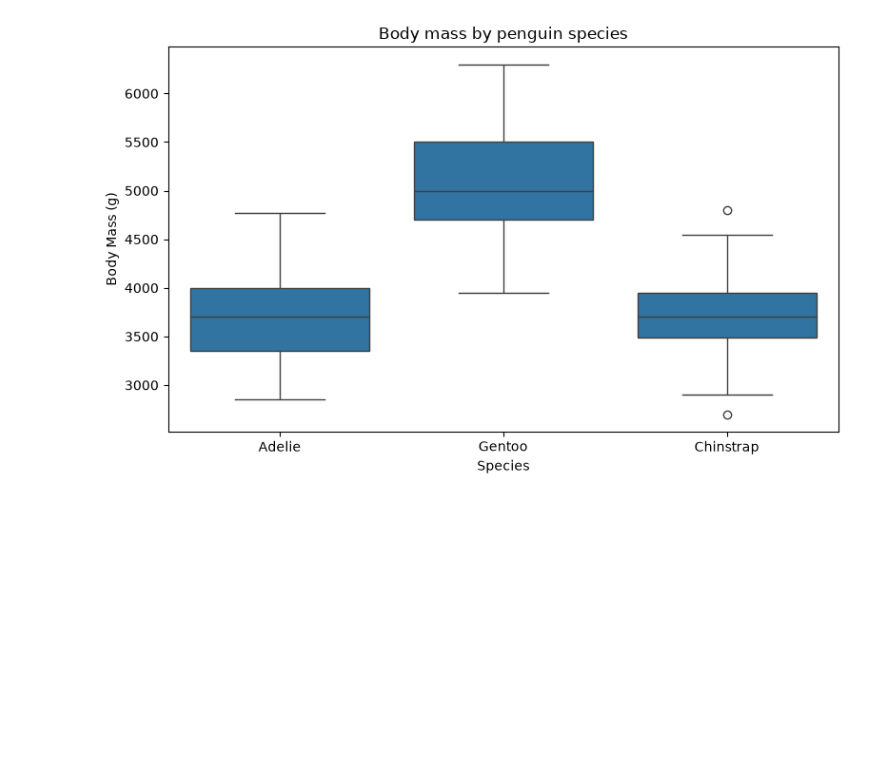
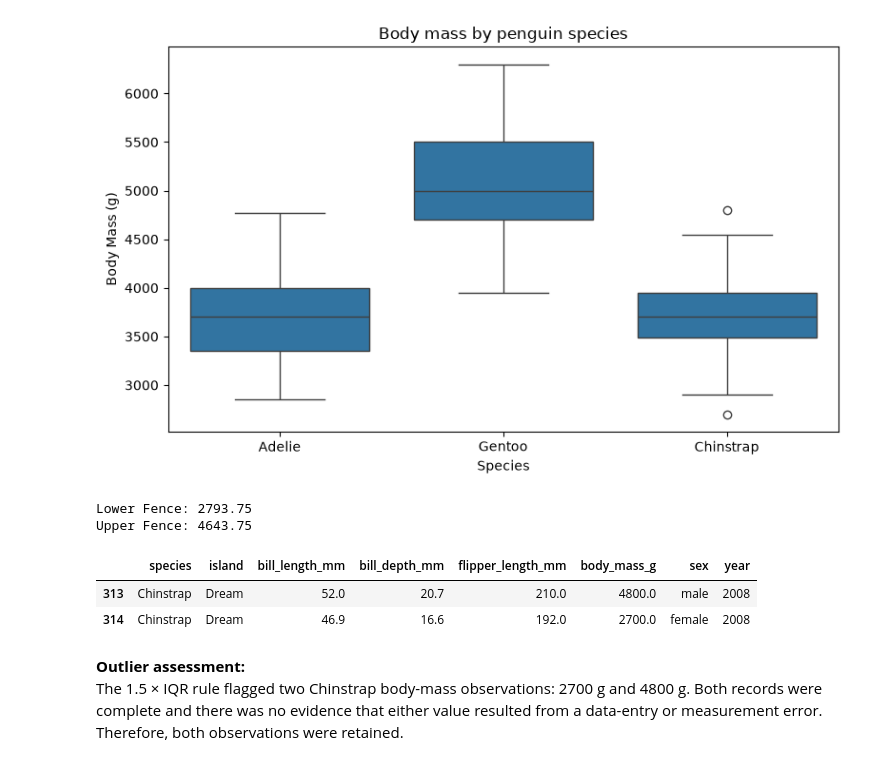
Before and after one commit to cedekpoole/applied-statistics-practice, a Jupyter notebook: notebooks/01_penguins_statistical_tests.ipynb, the cells around one changed output. Cells and saved outputs as stored; diff of their text form; code cells hidden in the pictures; blank space fills up the shorter version.

Commit message:
add outlier assessment

```diff
--- a/notebooks/01_penguins_statistical_tests.ipynb
+++ b/notebooks/01_penguins_statistical_tests.ipynb
@@ -189,3 +189,34 @@ plt.tight_layout()
 plt.show()
 # %% [output]
 [figure]
+# %%
+chinstrap_mass = q1_data.loc[q1_data["species"] == "Chinstrap", "body_mass_g"]
+
+lower_quartile = chinstrap_mass.quantile(0.25)
+upper_quartile = chinstrap_mass.quantile(0.75)
+iqr = upper_quartile - lower_quartile
+
+lower_fence = lower_quartile - (iqr * 1.5)
+upper_fence = upper_quartile + (iqr * 1.5)
+
+potential_outliers = q1_data.loc[
+    (q1_data["species"] == "Chinstrap")
+    & ~q1_data["body_mass_g"].between(lower_fence, upper_fence)
+]
+
+print(f"Lower Fence: {lower_fence}")
+print(f"Upper Fence: {upper_fence}")
+
+penguins.loc[potential_outliers.index]
+# %% [output]
+Lower Fence: 2793.75
+Upper Fence: 4643.75
+|  | species | island | bill_length_mm | bill_depth_mm | flipper_length_mm | body_mass_g | sex | year |
+| 313 | Chinstrap | Dream | 52.0 | 20.7 | 210.0 | 4800.0 | male | 2008 |
+| 314 | Chinstrap | Dream | 46.9 | 16.6 | 192.0 | 2700.0 | female | 2008 |
+# %% [markdown]
+**Outlier assessment:**
+The 1.5 × IQR rule flagged two Chinstrap body-mass observations:
+2700 g and 4800 g. Both records were complete and there was no evidence
+that either value resulted from a data-entry or measurement error.
+Therefore, both observations were retained.
```
